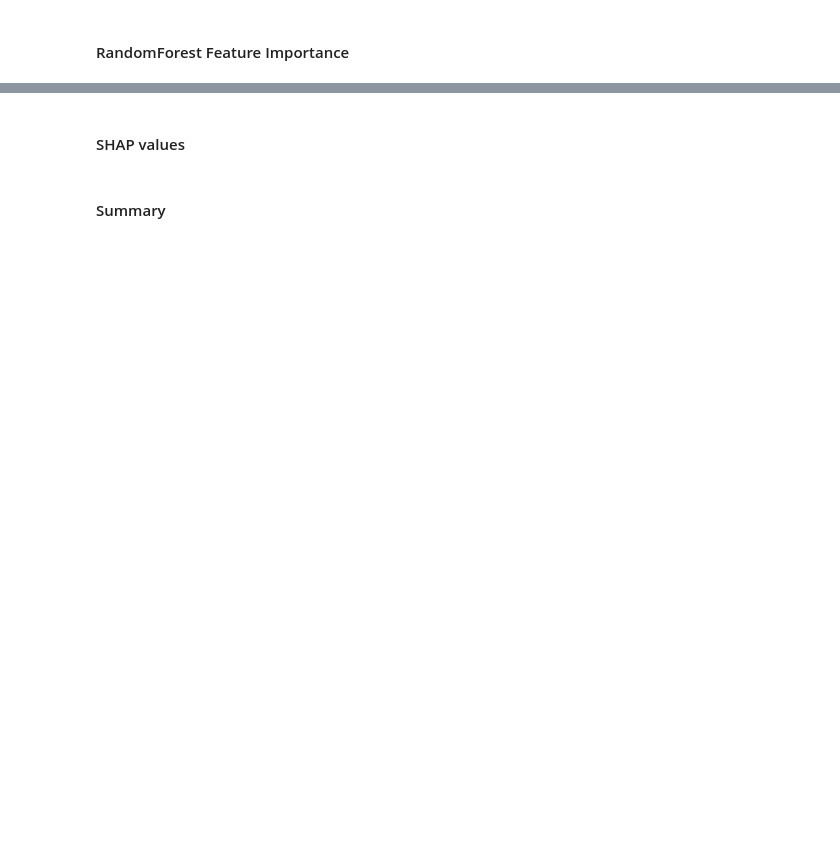
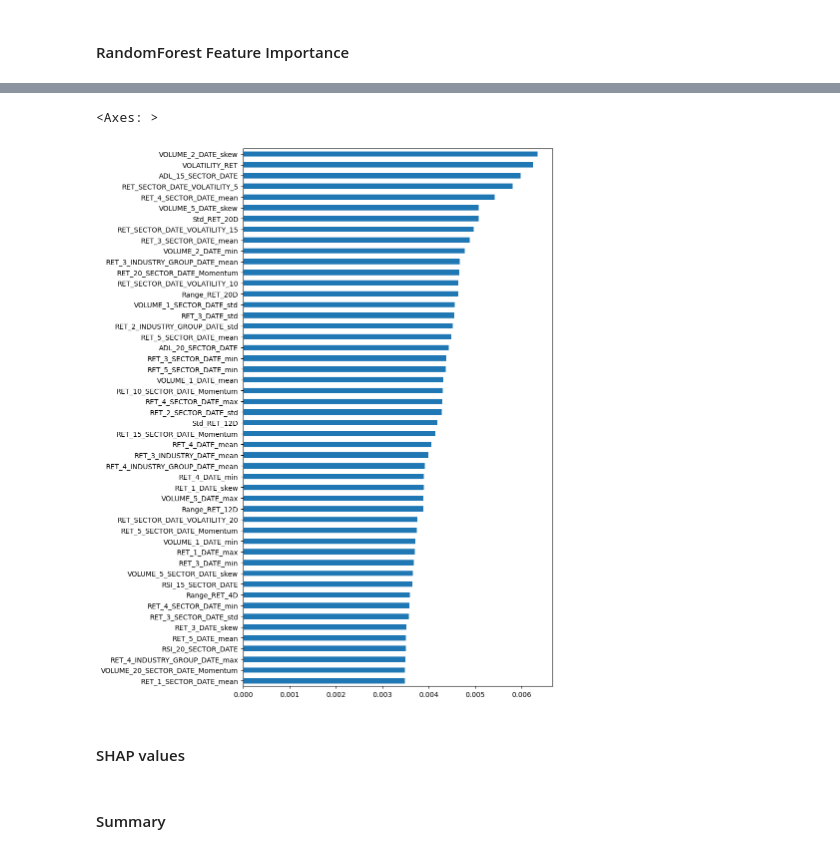
Before and after one commit to Bilg4me/QRT-2020, a Jupyter notebook: notebook_feature_selection.ipynb, the cells around one changed output, grey strips where cells are left out. Drawn from its saved outputs; the diff is of its cells as text; code cells hidden in the pictures; blank space fills up the shorter version.

```diff
--- a/notebook_feature_selection.ipynb
+++ b/notebook_feature_selection.ipynb
@@ -51,21 +52,21 @@ x_train, y_train = train.drop('RET', axis=1), train['RET']
 # %%
 ret_cols = ['RET_%d' % i for i in range(1, 6)]
 volume_cols = ['VOLUME_%d' % i for i in range(1, 6)]
-cat_cols = ['DATE','STOCK','INDUSTRY','INDUSTRY_GROUP','SECTOR','SUB_INDUSTRY']
+id_cols = ['DATE', 'STOCK']
+cat_cols = ['INDUSTRY','INDUSTRY_GROUP','SECTOR','SUB_INDUSTRY']
 # using regex to filter temporal and sectorial aggregation features
 DATE_cols = x_train.filter(regex='\w+_\d+_DATE_\w+').columns.tolist()
-SECTOR_cols = x_train.filter(regex='\w+_\d+_SECTOR_DATE_\w+').columns.tolist()
-INDUSTRY_GROUP_cols = x_train.filter(regex='\w+_\d+_INDUSTRY_GROUP_DATE_\w+').columns.tolist()
-INDUSTRY_cols = x_train.filter(regex='\w+_\d+_INDUSTRY_DATE_\w+').columns.tolist()
-SUB_INDUSTRY_cols = x_train.filter(regex='\w+_\d+_SUB_INDUSTRY_DATE_\w+').columns.tolist()
+SECTOR_cols = x_train.filter(regex='\w+_\d+_SECTOR_\w+').columns.tolist()
+STOCK_cols = x_train.filter(regex='\w+_\d+_STOCK_\w+').columns.tolist()
+INDUSTRY_cols = x_train.filter(regex='\w+_INDUSTRY_\w+').columns.tolist()
+
 # other patterns to filter the others features
 ROLLING_STATS_cols = x_train.columns[x_train.columns.str.endswith('D')].tolist()
 WEEK_cols = x_train.columns[x_train.columns.str.contains('WEEK')].tolist()
-INDICATOR_cols = x_train.columns[x_train.columns.str.endswith('VOLUME') | x_train.columns.str.endswith('RET') | x_train.columns.str.contains('RSI') | x_train.columns.str.contains('ADL')].tolist()
 VOLATILITY_cols = x_train.columns[x_train.columns.str.contains('VOLATILITY')].tolist()
+OTHER_INDICATOR_cols = list( set(x_train.columns) - set(id_cols + ret_cols + volume_cols + cat_cols + DATE_cols + SECTOR_cols + STOCK_cols + INDUSTRY_cols + ROLLING_STATS_cols + WEEK_cols + VOLATILITY_cols ) - set([f'RET_{i}' for i in range(6, 21)] + [f'VOLUME_{i}' for i in range(6,21)]) )
 # %%
-features = list(set(ret_cols+volume_cols+DATE_cols+SECTOR_cols+ROLLING_STATS_cols+WEEK_cols+INDICATOR_cols+VOLATILITY_cols))
-len(features)
+features = list( set(ret_cols + volume_cols + DATE_cols + SECTOR_cols + STOCK_cols + INDUSTRY_cols + ROLLING_STATS_cols + WEEK_cols + VOLATILITY_cols + OTHER_INDICATOR_cols) )
 # %% [markdown]
 ### Statistical analysis
 - Correlations
@@ -123,8 +138,19 @@ def feature_importance(model, features, x_train, y_train):
     X = x_train[features]
     y = y_train
     model.fit(X, y)
-    fi = pd.DataFrame(model.feature_importances_, index=features, columns=['importance']).sort_values('importance', ascending=False)
-    sns.barplot(x=fi, y=X.columns, orient='h')
-    return pd.Series(model.feature_importances_, index=features).sort_values(ascending=False)
+    fi = pd.Series(model.feature_importances_, index=features)
+    return fi
 # %%
-fi = feature_importance(RandomForestClassifier(n_estimators=500, max_depth=6, n_jobs=-1, verbose=1), features, x_train, y_train)
+regularized_model = RandomForestClassifier(
+    n_estimators=600,
+    max_depth=10,
+    min_samples_split=10,
+    min_samples_leaf=10,
+    max_features='sqrt',
+    bootstrap=True,
+    oob_score=True,
+    n_jobs=-1,
+    verbose=1
+)
+
+fi = feature_importance(regularized_model, features, x_train, y_train)
@@ -130,0 +163,6 @@ fi = feature_importance(RandomForestClassifier(n_estimators=500, max_depth=6, n_
+# %%
+
+fi.nlargest(50).sort_values().plot.barh(figsize=(8, 14))
+# %% [output]
+<Axes: >
+[figure, added]
```
Also changed, not shown: parts of 43 cells of this notebook, 5 other files.
